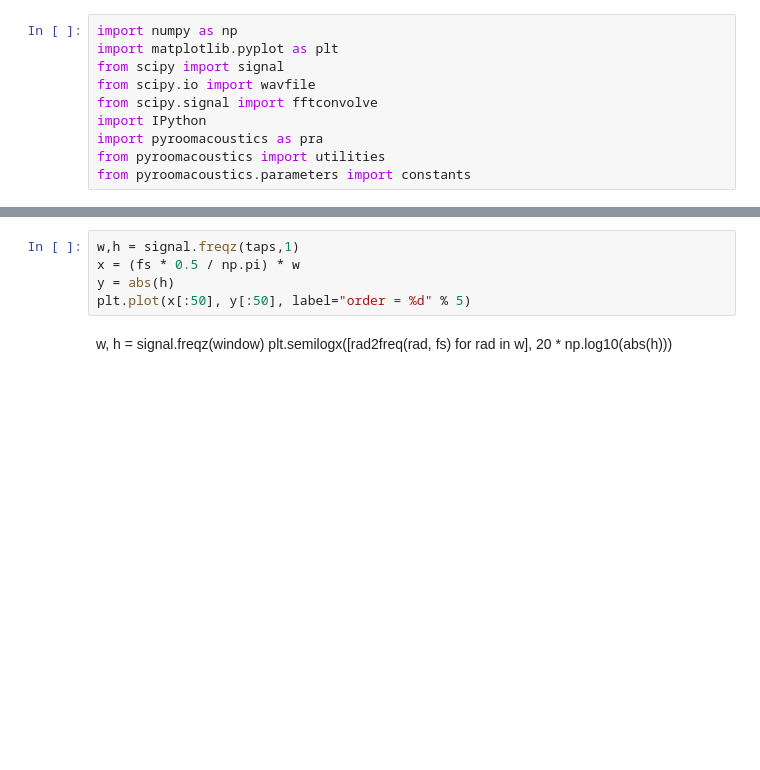
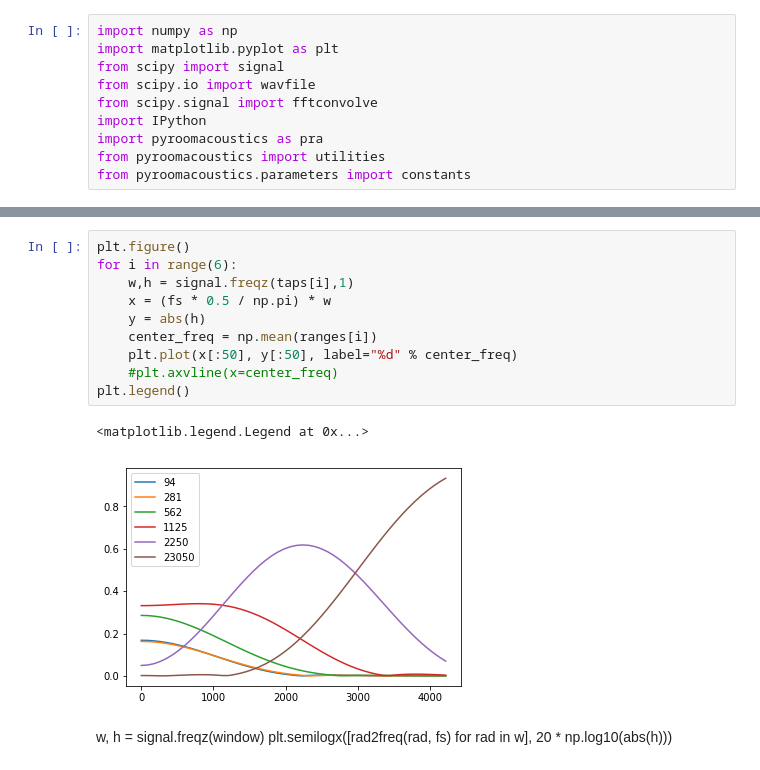
Before and after one commit to LCAV/pyroomacoustics, a Jupyter notebook: signal_tests.ipynb, the cells around one changed output, grey strips where cells are left out. Cells and saved outputs as stored; diff of their text form; blank space fills up the shorter version.

```diff
--- a/signal_tests.ipynb
+++ b/signal_tests.ipynb
@@ -39,8 +52,16 @@ taps = np.sum(taps, axis=0)
 # %%
-w,h = signal.freqz(taps,1)
-x = (fs * 0.5 / np.pi) * w
-y = abs(h)
-plt.plot(x[:50], y[:50], label="order = %d" % 5)
+plt.figure()
+for i in range(6):
+    w,h = signal.freqz(taps[i],1)
+    x = (fs * 0.5 / np.pi) * w
+    y = abs(h)
+    center_freq = np.mean(ranges[i])
+    plt.plot(x[:50], y[:50], label="%d" % center_freq)
+    #plt.axvline(x=center_freq)
+plt.legend()
+# %% [output]
+<matplotlib.legend.Legend at 0x...>
+[figure, added]
 # %% [markdown]
 w, h = signal.freqz(window)
 plt.semilogx([rad2freq(rad, fs) for rad in w], 20 * np.log10(abs(h)))
```
Also changed, not shown: parts of 11 cells of this notebook, 2 other files.
